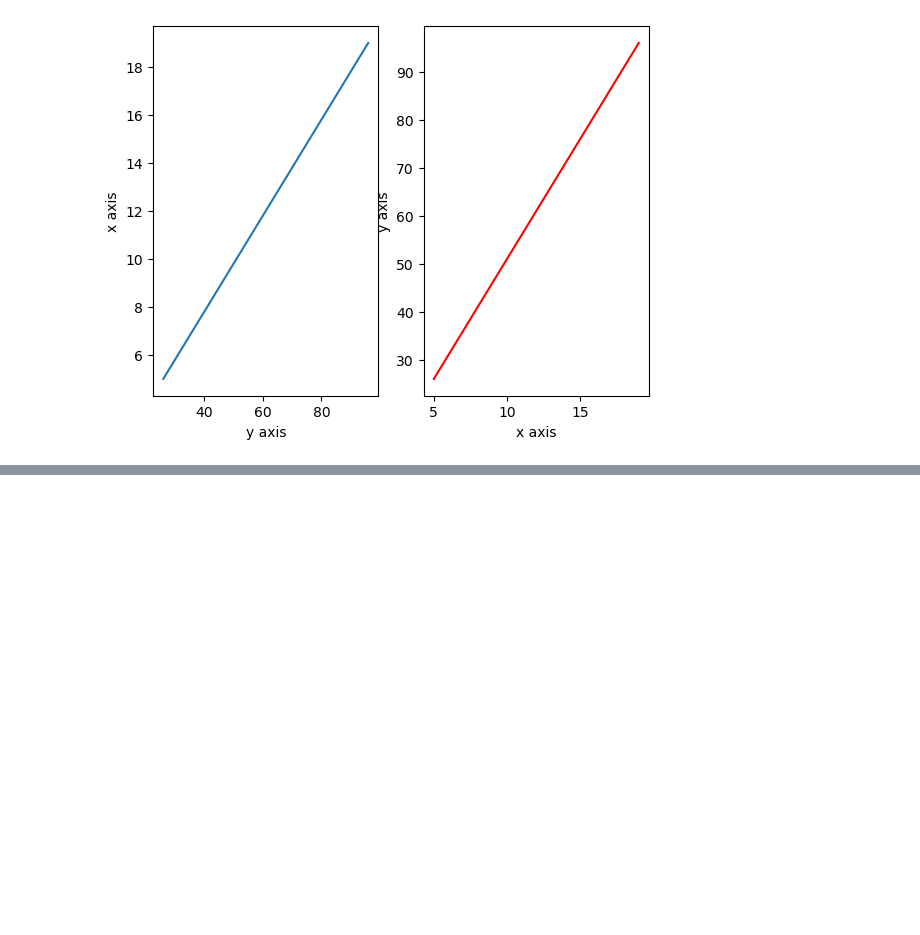
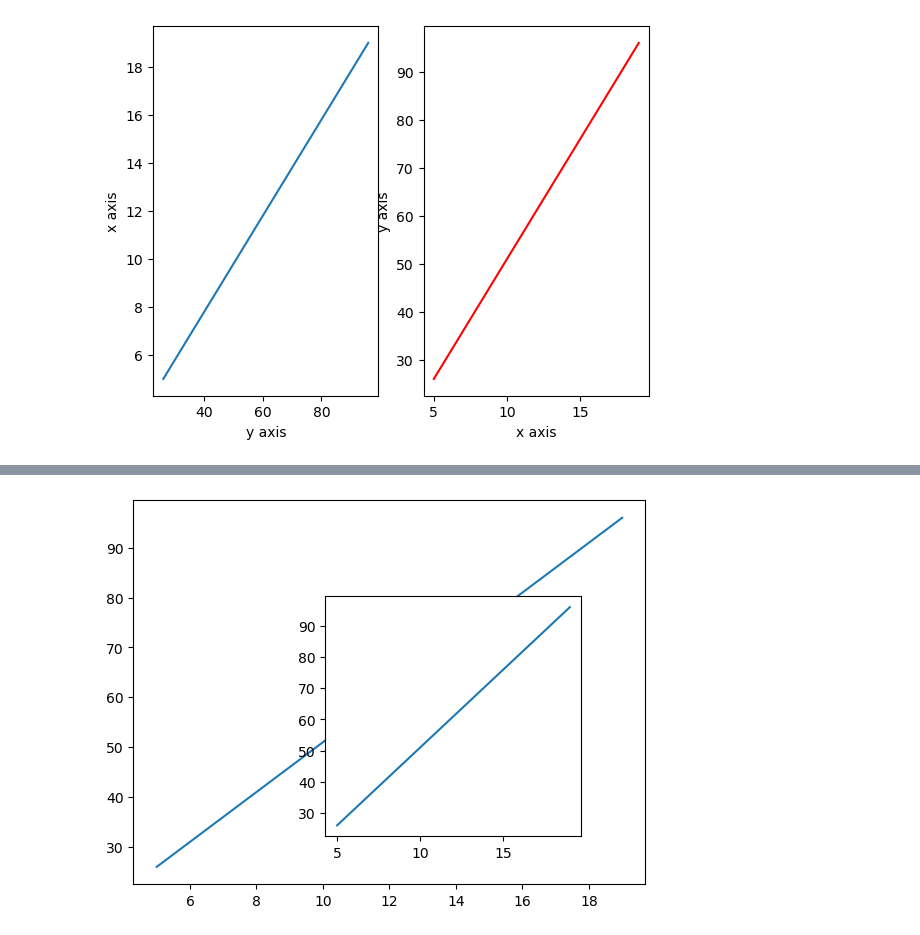
Before and after one commit to mdnaim2004/NOTE_ARCHIVE, a Jupyter notebook: matplotlib/intro_matplotlib.ipynb, the cells around one changed output, grey strips where cells are left out. Cells and saved outputs as stored; diff of their text form; code cells hidden in the pictures; blank space fills up the shorter version.

```diff
--- a/matplotlib/intro_matplotlib.ipynb
+++ b/matplotlib/intro_matplotlib.ipynb
@@ -37,0 +61,6 @@ plt.show()
+# %%
+axes2 = fig.add_axes([.4, .2, .4, .5])
+axes2.plot(x,y)
+fig
+# %% [output]
+[figure, added]
```
Also changed, not shown: parts of 4 cells of this notebook.
